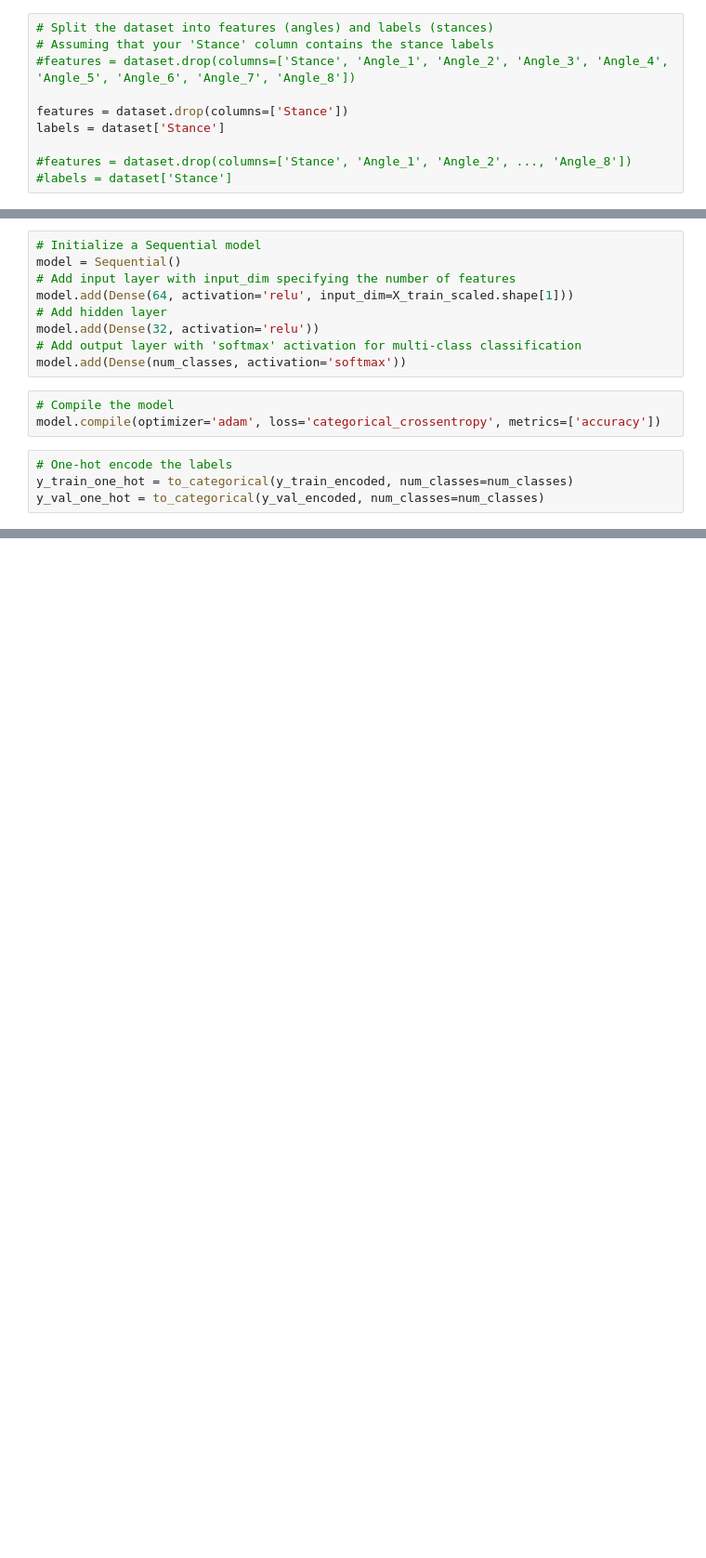
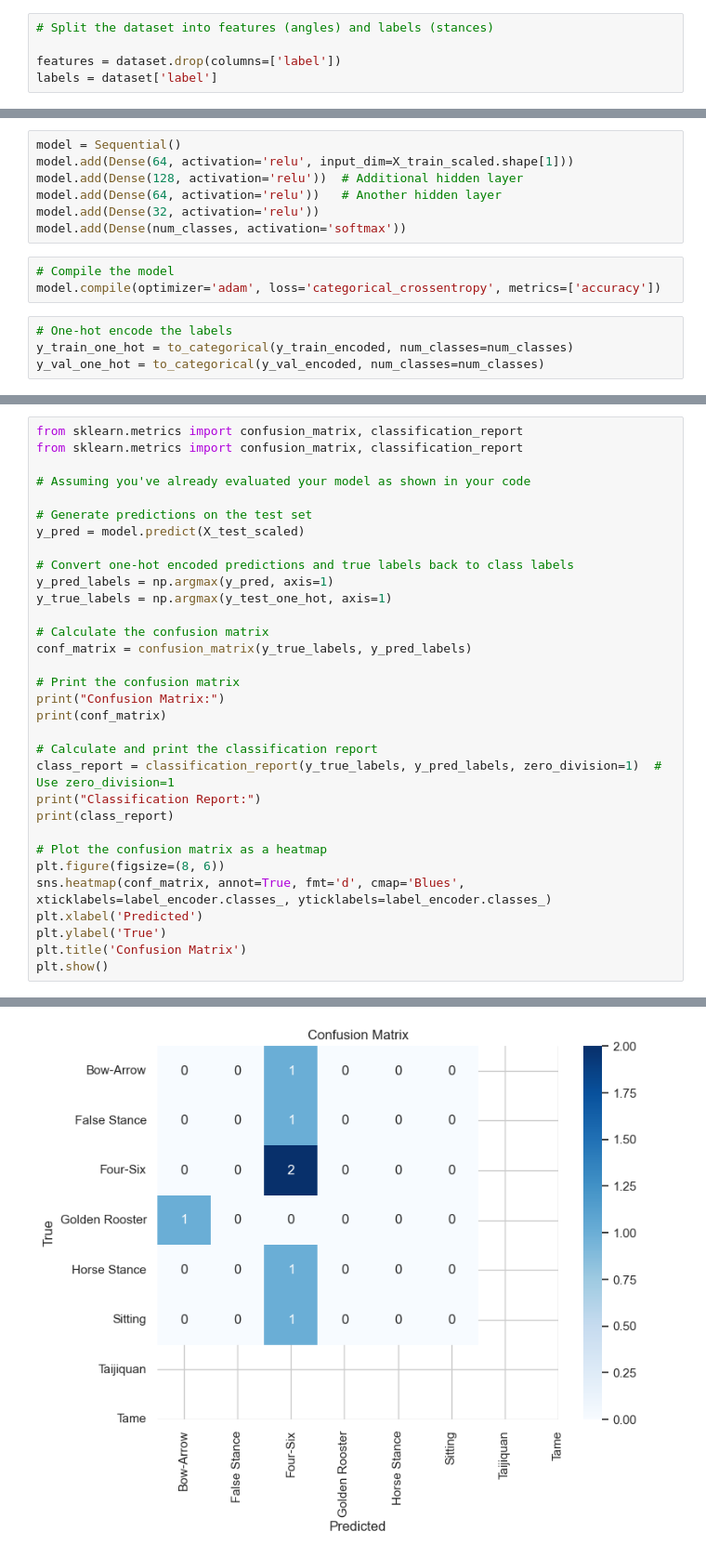
Before and after one commit to nihil77/New-folder, a Jupyter notebook: Model/notebook/fnn/fnn.ipynb, the cells around one changed output, grey strips where cells are left out. Shown at 93% size. Cells and saved outputs as stored; diff of their text form; blank space fills up the shorter version.

```diff
--- a/Model/notebook/fnn/fnn.ipynb
+++ b/Model/notebook/fnn/fnn.ipynb
@@ -232,13 +208,8 @@ plt.show()
 # %%
 # Split the dataset into features (angles) and labels (stances)
-# Assuming that your 'Stance' column contains the stance labels
-#features = dataset.drop(columns=['Stance', 'Angle_1', 'Angle_2', 'Angle_3', 'Angle_4', 'Angle_5', 'Angle_6', 'Angle_7', 'Angle_8'])
 
-features = dataset.drop(columns=['Stance'])
-labels = dataset['Stance']
-
-#features = dataset.drop(columns=['Stance', 'Angle_1', 'Angle_2', ..., 'Angle_8'])
-#labels = dataset['Stance']
+features = dataset.drop(columns=['label'])
+labels = dataset['label']
 # %%
 # Encode the labels
 from sklearn.preprocessing import LabelEncoder
@@ -271,13 +242,11 @@ num_classes = len(label_encoder.classes_)
 # %% [markdown]
 # FNN model using Keras
 # %%
-# Initialize a Sequential model
 model = Sequential()
-# Add input layer with input_dim specifying the number of features
 model.add(Dense(64, activation='relu', input_dim=X_train_scaled.shape[1]))
-# Add hidden layer
+model.add(Dense(128, activation='relu'))  # Additional hidden layer
+model.add(Dense(64, activation='relu'))   # Another hidden layer
 model.add(Dense(32, activation='relu'))
-# Add output layer with 'softmax' activation for multi-class classification
 model.add(Dense(num_classes, activation='softmax'))
 # %%
 # Compile the model
@@ -322,0 +292,33 @@ Test accuracy: 42.86%
+# %%
+from sklearn.metrics import confusion_matrix, classification_report
+from sklearn.metrics import confusion_matrix, classification_report
+
+# Assuming you've already evaluated your model as shown in your code
+
+# Generate predictions on the test set
+y_pred = model.predict(X_test_scaled)
+
+# Convert one-hot encoded predictions and true labels back to class labels
+y_pred_labels = np.argmax(y_pred, axis=1)
+y_true_labels = np.argmax(y_test_one_hot, axis=1)
+
+# Calculate the confusion matrix
+conf_matrix = confusion_matrix(y_true_labels, y_pred_labels)
+
+# Print the confusion matrix
+print("Confusion Matrix:")
+print(conf_matrix)
+
+# Calculate and print the classification report
+class_report = classification_report(y_true_labels, y_pred_labels, zero_division=1)  # Use zero_division=1
+print("Classification Report:")
+print(class_report)
+
+# Plot the confusion matrix as a heatmap
+plt.figure(figsize=(8, 6))
+sns.heatmap(conf_matrix, annot=True, fmt='d', cmap='Blues', xticklabels=label_encoder.classes_, yticklabels=label_encoder.classes_)
+plt.xlabel('Predicted')
+plt.ylabel('True')
+plt.title('Confusion Matrix')
+plt.show()
+# %% [output]
@@ -322,0 +342 @@ Test accuracy: 42.86%
+[figure, added]
```
Also changed, not shown: parts of 18 cells of this notebook, 6 other files.
